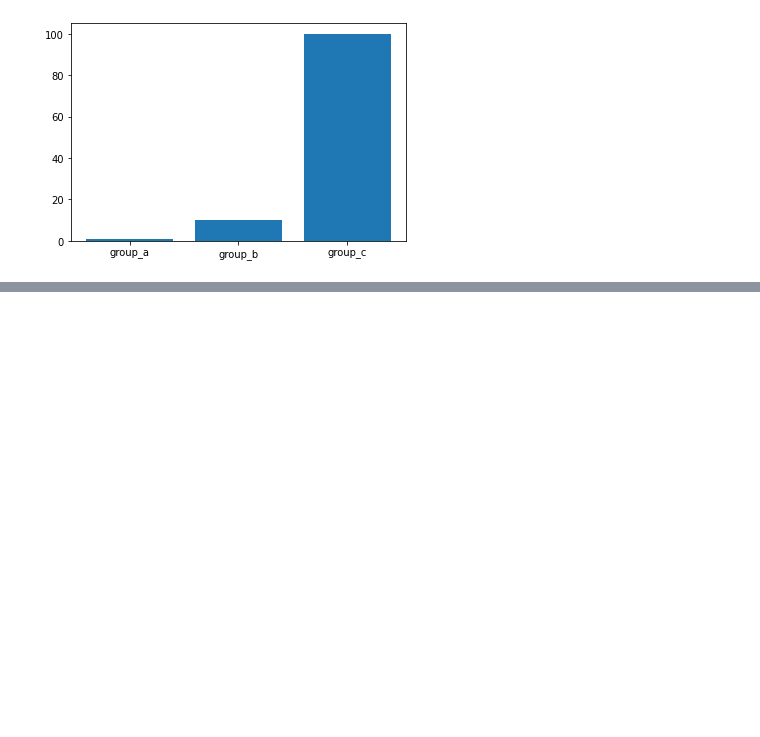
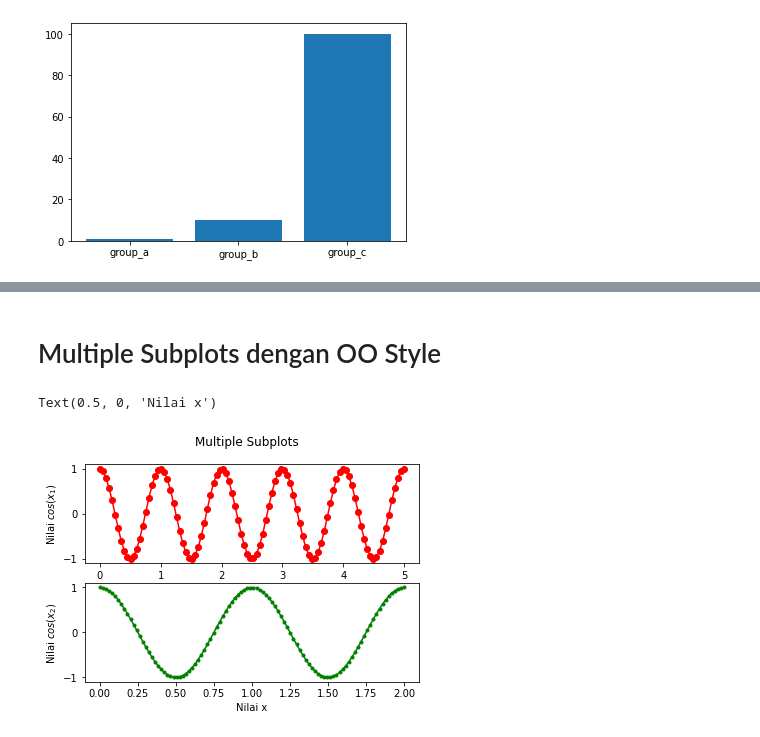
Before and after one commit to yap23/belajar_python, a Jupyter notebook: Belajar Matplotlib.ipynb, the cells around one changed output, grey strips where cells are left out. Saved outputs shown, nothing was run; the diff lists cells and outputs as text; code cells hidden in the pictures; blank space fills up the shorter version.

```diff
--- a/Belajar Matplotlib.ipynb
+++ b/Belajar Matplotlib.ipynb
@@ -268,0 +370,16 @@ plt.show()
+# %% [markdown]
+# Multiple Subplots dengan OO Style
+# %%
+fig, (ax1, ax2) = plt.subplots(2,1) # untuk membuat multiple subplot berjumlah 2 bari dan 1 kolom
+fig.suptitle('Multiple Subplots')
+
+ax1.plot(x1, y1, 'ro-')
+ax1.set_ylabel('Nilai $cos(x_1)$')
+
+ax2.plot(x2, y2, 'g.-')
+ax2.set_ylabel('Nilai $cos(x_2)$')
+
+ax2.set_xlabel('Nilai x')
+# %% [output]
+Text(0.5, 0, 'Nilai x')
+[figure, added]
```
Also changed, not shown: parts of 15 cells of this notebook.
